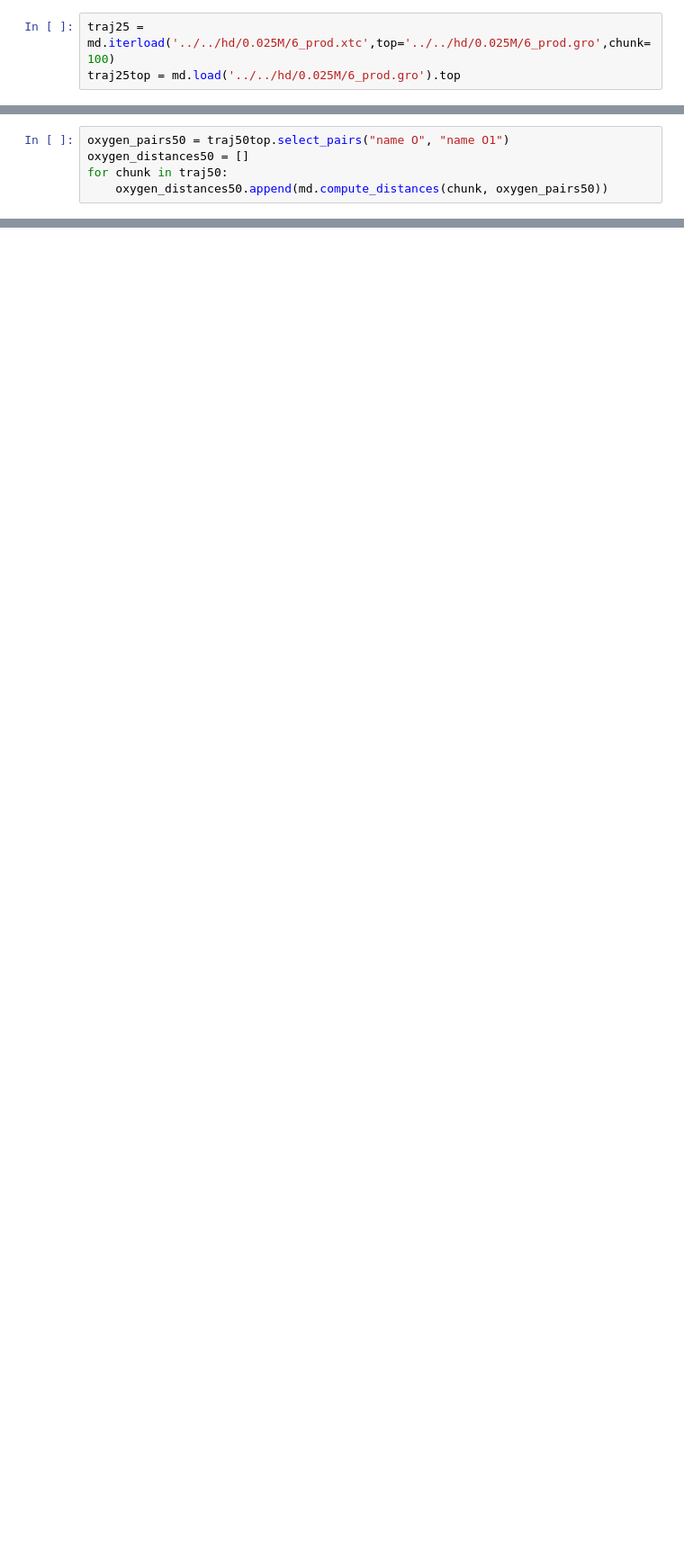
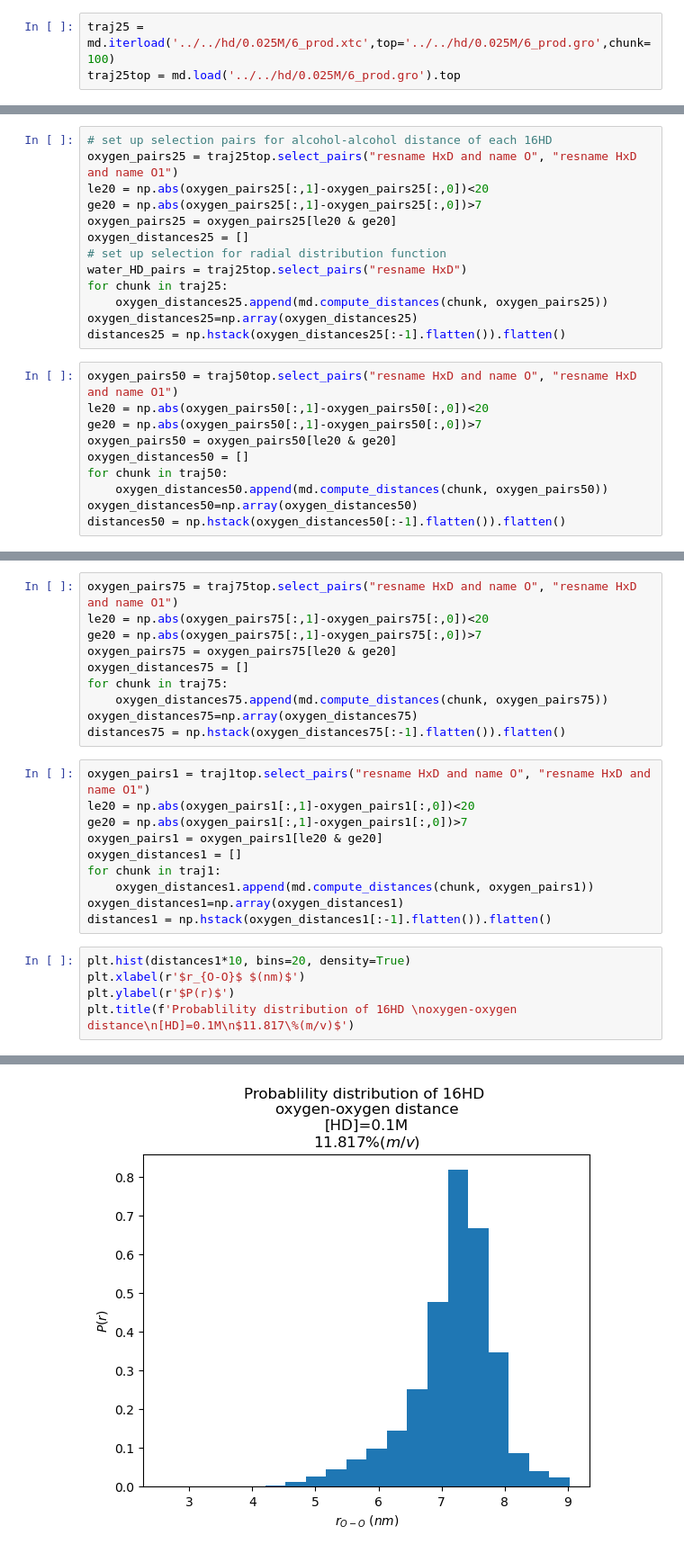
Before and after one commit to koreyr/16HD_FUS, a Jupyter notebook: hd/rg_gr.ipynb, the cells around one changed output, grey strips where cells are left out. Shown at 90% size. Cells and saved outputs as stored; diff of their text form; blank space fills up the shorter version.

Commit message:
Update Figures

```diff
--- a/hd/rg_gr.ipynb
+++ b/hd/rg_gr.ipynb
@@ -20,5 +20,23 @@ for chunk in traj25:
+# %%
+# set up selection pairs for alcohol-alcohol distance of each 16HD
+oxygen_pairs25 = traj25top.select_pairs("resname HxD and name O", "resname HxD and name O1")
+le20 = np.abs(oxygen_pairs25[:,1]-oxygen_pairs25[:,0])<20
+ge20 = np.abs(oxygen_pairs25[:,1]-oxygen_pairs25[:,0])>7
+oxygen_pairs25 = oxygen_pairs25[le20 & ge20]
+oxygen_distances25 = []
+# set up selection for radial distribution function
+water_HD_pairs = traj25top.select_pairs("resname HxD")
+for chunk in traj25:
+    oxygen_distances25.append(md.compute_distances(chunk, oxygen_pairs25))
+oxygen_distances25=np.array(oxygen_distances25)
+distances25 = np.hstack(oxygen_distances25[:-1].flatten()).flatten()
 # %%
-oxygen_pairs50 = traj50top.select_pairs("name O", "name O1")
+oxygen_pairs50 = traj50top.select_pairs("resname HxD and name O", "resname HxD and name O1")
+le20 = np.abs(oxygen_pairs50[:,1]-oxygen_pairs50[:,0])<20
+ge20 = np.abs(oxygen_pairs50[:,1]-oxygen_pairs50[:,0])>7
+oxygen_pairs50 = oxygen_pairs50[le20 & ge20]
 oxygen_distances50 = []
 for chunk in traj50:
     oxygen_distances50.append(md.compute_distances(chunk, oxygen_pairs50))
+oxygen_distances50=np.array(oxygen_distances50)
+distances50 = np.hstack(oxygen_distances50[:-1].flatten()).flatten()
@@ -34,0 +43,26 @@ for chunk in traj25:
+# %%
+oxygen_pairs75 = traj75top.select_pairs("resname HxD and name O", "resname HxD and name O1")
+le20 = np.abs(oxygen_pairs75[:,1]-oxygen_pairs75[:,0])<20
+ge20 = np.abs(oxygen_pairs75[:,1]-oxygen_pairs75[:,0])>7
+oxygen_pairs75 = oxygen_pairs75[le20 & ge20]
+oxygen_distances75 = []
+for chunk in traj75:
+    oxygen_distances75.append(md.compute_distances(chunk, oxygen_pairs75))
+oxygen_distances75=np.array(oxygen_distances75)
+distances75 = np.hstack(oxygen_distances75[:-1].flatten()).flatten()
+# %%
+oxygen_pairs1 = traj1top.select_pairs("resname HxD and name O", "resname HxD and name O1")
+le20 = np.abs(oxygen_pairs1[:,1]-oxygen_pairs1[:,0])<20
+ge20 = np.abs(oxygen_pairs1[:,1]-oxygen_pairs1[:,0])>7
+oxygen_pairs1 = oxygen_pairs1[le20 & ge20]
+oxygen_distances1 = []
+for chunk in traj1:
+    oxygen_distances1.append(md.compute_distances(chunk, oxygen_pairs1))
+oxygen_distances1=np.array(oxygen_distances1)
+distances1 = np.hstack(oxygen_distances1[:-1].flatten()).flatten()
+# %%
+plt.hist(distances1*10, bins=20, density=True)
+plt.xlabel(r'$r_{O-O}$ $(nm)$')
+plt.ylabel(r'$P(r)$')
+plt.title(f'Probablility distribution of 16HD \noxygen-oxygen distance\n[HD]=0.1M\n$11.817\%(m/v)$')
+# %% [output]
@@ -34,0 +70 @@ for chunk in traj25:
+[figure, added]
```
Also changed, not shown: parts of 12 cells of this notebook, 27 other files.
